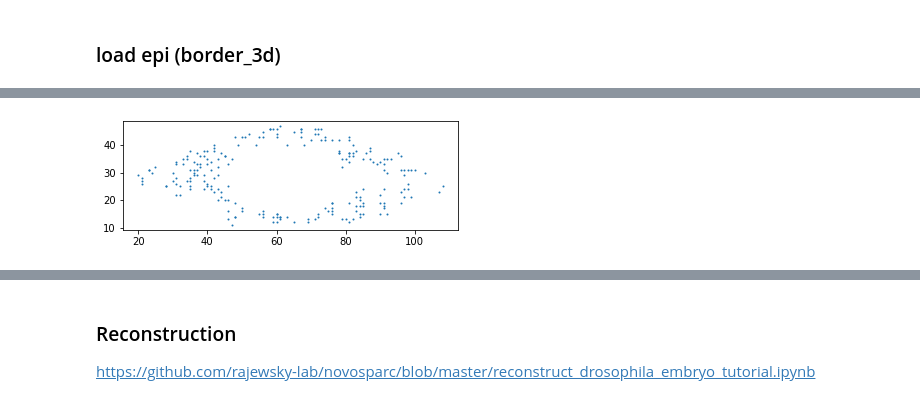
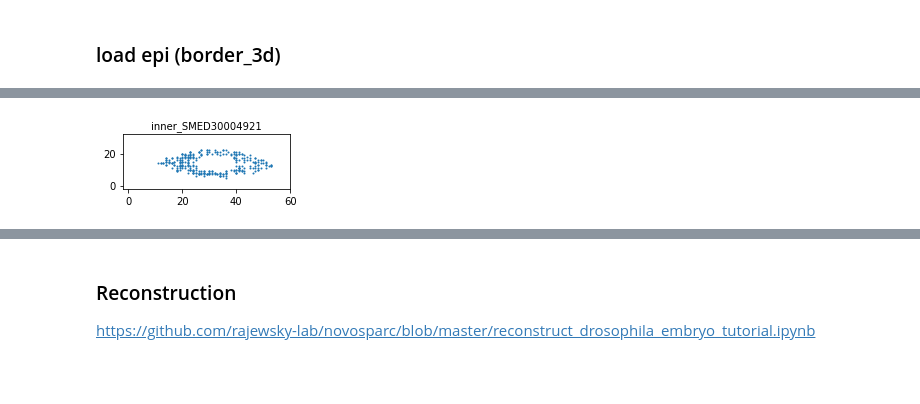
Before and after one commit to Jiarong-L/spacial_map, a Jupyter notebook: mynovosparc_3D&fake_epi33119.ipynb, the cells around one changed output, grey strips where cells are left out. Saved outputs shown, nothing was run; the diff lists cells and outputs as text; code cells hidden in the pictures; blank space fills up the shorter version.

```diff
--- a/mynovosparc_3D&fake_epi33119.ipynb
+++ b/mynovosparc_3D&fake_epi33119.ipynb
@@ -78,8 +80,11 @@ print(sum(atlas_matrix[:,0]),sum(atlas_matrix[:,1]))
 # %%
 ### plot ukn
-inner_loc = np.where(atlas_matrix[:,1]!=0)
-plt.figure(figsize=(6,2))
+inner_loc = np.where(atlas_matrix[:,1].squeeze()!=0)
+plt.figure(figsize=(3,1))
 plt.scatter(location_3d[inner_loc, 1], location_3d[inner_loc, 0],s=1)
+plt.title('inner_SMED30004921',fontsize = 'medium')
+plt.xlim([-2,60])
+plt.ylim([-2,32])
 plt.show()
 # %% [output]
-[figure, old version]
+[figure, new version]
```
Also changed, not shown: parts of 18 cells of this notebook, 4 other files.
